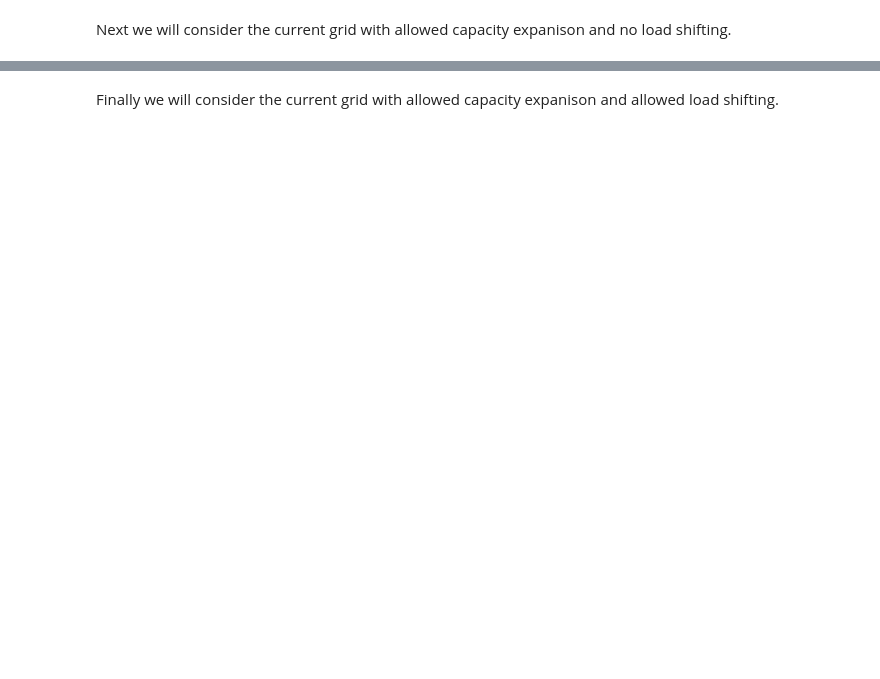
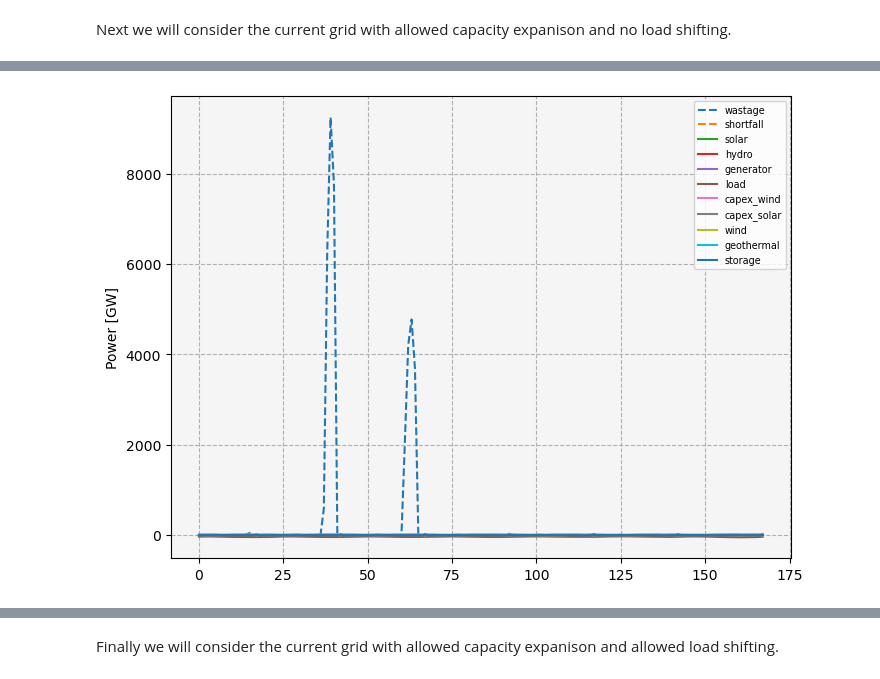
Before and after one commit to ucdavis/good_model, a Jupyter notebook: Example.ipynb, the cells around one changed output, grey strips where cells are left out. Cells and saved outputs as stored; diff of their text form; code cells hidden in the pictures; blank space fills up the shorter version.

```diff
--- a/Example.ipynb
+++ b/Example.ipynb
@@ -394,7 +486,9 @@ kw = {
     'wastage_cost': 1e3,
 }
 
-network = good.optimization.network.Network(**kw).from_graph(graph, policies = [])
+network = good.optimization.network.Network(**kw).from_graph(
+    graph, policies = policies
+)
 
 '''
 Building the model
@@ -415,5 +515,7 @@ kw = {
     },
 }
 
+setattr(network.model, 'california_ps::ratio', .7)
+
 network.solve(**kw)
-results = network.results
+solution = network.solution
@@ -676,0 +630,59 @@ _ = ax.legend(**kw)
+# %%
+gen_amounts = {'wastage': [], 'shortfall': []}
+
+for source, node in graph._node.items():
+
+    gen_amounts['wastage'].append(network.results[source]['wastage'])
+    gen_amounts['shortfall'].append(network.results[source]['shortfall'])
+
+for source, node in graph._node.items():
+
+    for asset in node['assets'].values():
+
+        if asset['type'] not in gen_amounts:
+
+            gen_amounts[asset['type']] = (
+                [network.results[source]['assets'][asset['id']]['net']]
+            )
+
+        else:
+
+            gen_amounts[asset['type']].append(
+                [network.results[source]['assets'][asset['id']]['net']]
+            )
+
+
+for key, val in gen_amounts.items():
+
+    gen_amounts[key] = np.vstack(val).sum(axis = 0) / 1e9
+
+fig, ax = plt.subplots(figsize = (8, 6))
+
+for key, val in gen_amounts.items():
+
+    ax.plot(
+        val,
+        label = key,
+        ls = '--' if key in ['wastage', 'shortfall'] else None,
+    )
+
+kw = {
+    'facecolor': 'whitesmoke',
+    'ylabel': 'Power [GW]',
+}
+
+_ = ax.set(**kw)
+
+kw = {
+    'ls': '--',
+}
+
+_ = ax.grid(**kw)
+
+kw = {
+    'fontsize': 'x-small',
+}
+
+_ = ax.legend(**kw)
+# %% [output]
+[figure, added]
```
Also changed, not shown: parts of 39 cells of this notebook, 41 other files.
